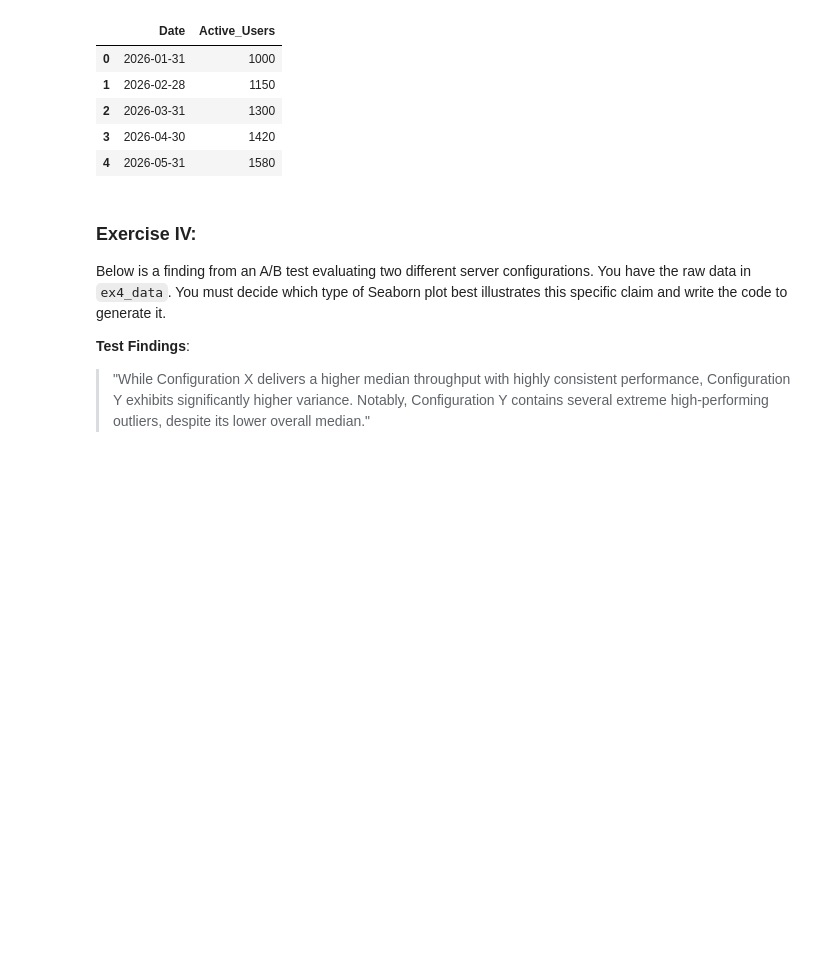
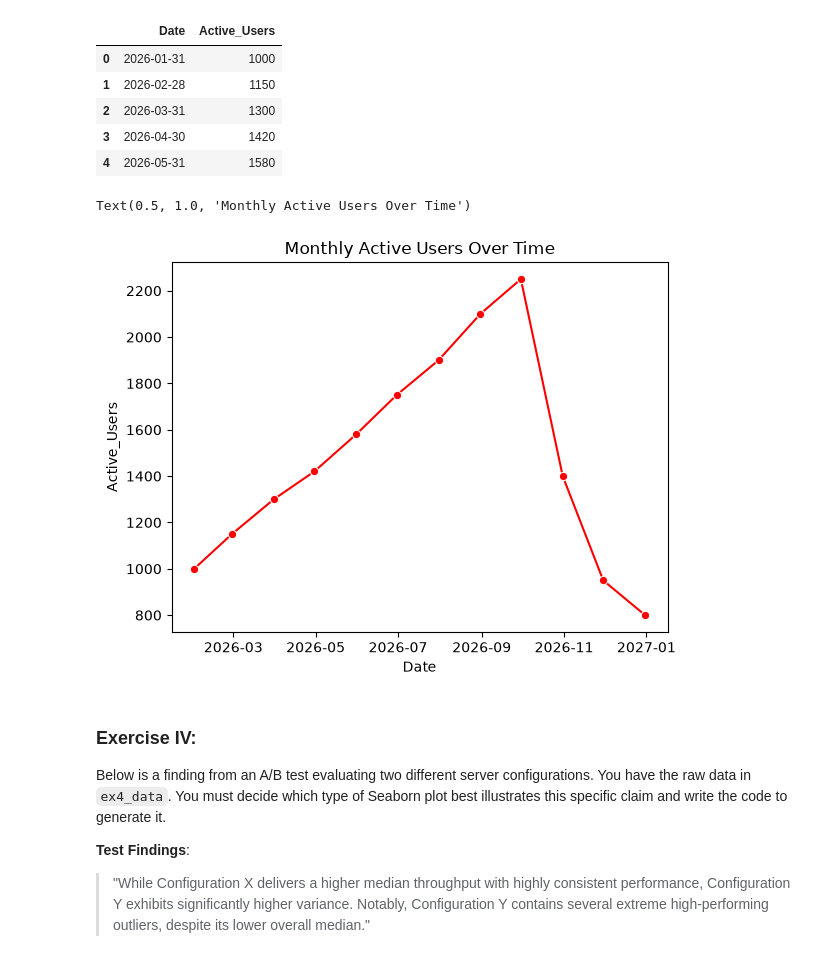
Before and after one commit to yfrankel01/cmpsc105-lab06, a Jupyter notebook: lab06.ipynb, the cells around one changed output. Cells and saved outputs as stored; diff of their text form; code cells hidden in the pictures; blank space fills up the shorter version.

```diff
--- a/lab06.ipynb
+++ b/lab06.ipynb
@@ -107,7 +114,11 @@ ex3_data.head()
 | 3 | 2026-04-30 | 1420 |
 | 4 | 2026-05-31 | 1580 |
 # %%
-# Your code here
+sns.lineplot(data=ex3_data, x='Date', y='Active_Users', marker='o', color='red')
+plt.title("Monthly Active Users Over Time")
+# %% [output]
+Text(0.5, 1.0, 'Monthly Active Users Over Time')
+[figure, added]
 # %% [markdown]
 ### Exercise IV:
 
```
Also changed, not shown: parts of 4 cells of this notebook.
